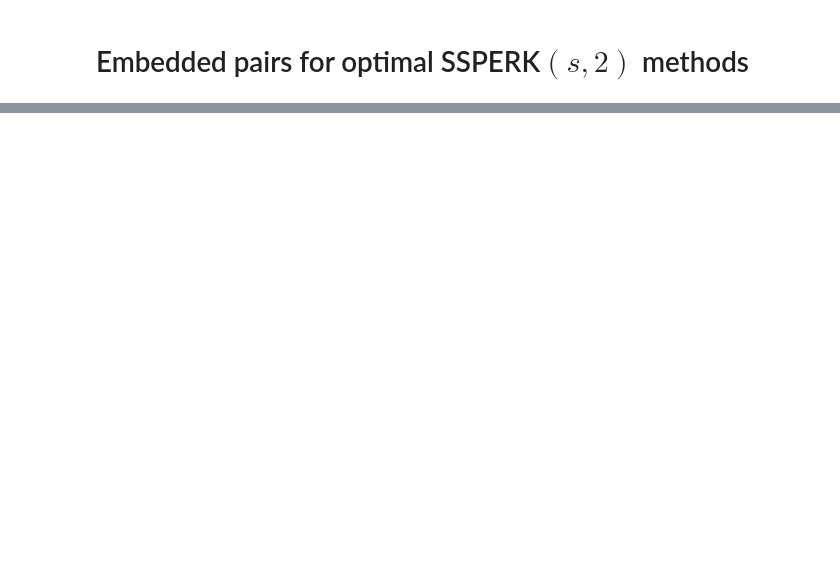
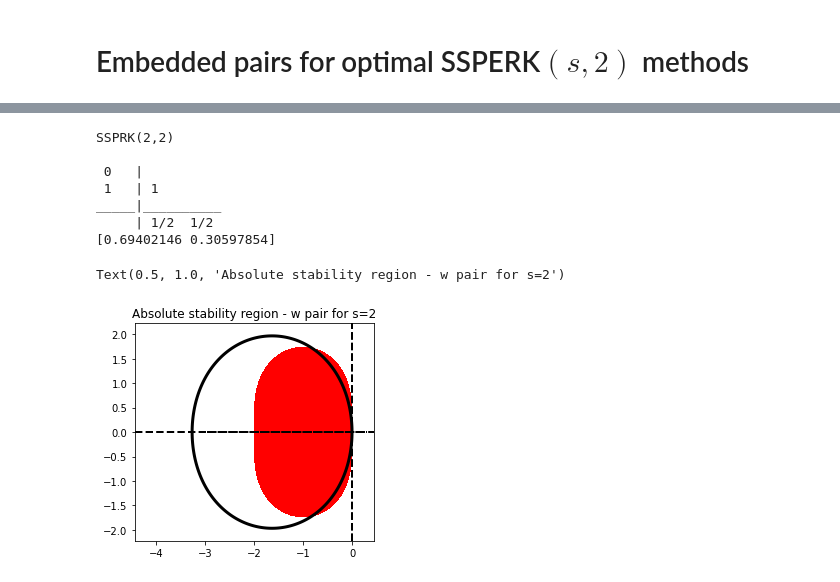
Before and after one commit to feipaat/Embedded-pairs-for-optimal-SSPERK, a Jupyter notebook: jupyter_notebooks/EmbdSSPERK(s,2).ipynb, the cells around one changed output, grey strips where cells are left out. Cells and saved outputs as stored; diff of their text form; code cells hidden in the pictures; blank space fills up the shorter version.

```diff
--- a/jupyter_notebooks/EmbdSSPERK(s,2).ipynb
+++ b/jupyter_notebooks/EmbdSSPERK(s,2).ipynb
@@ -117,0 +97,25 @@ b_2 error metric values
+# %%
+## SSPERK(2,2) methods
+rk2 = rk.SSPRK2(2)
+print(rk2)
+
+## Embedded pair - w
+w_2 = np.array([0.694021459207626, 0.305978540792374])
+print(w_2)
+
+## Stability region and save to a file
+rk_w_2_pair = rk.ExplicitRungeKuttaPair(rk2.A,rk2.b,w_2)
+fig2=rk_w_2_pair.plot_stability_region(N=1000);
+fig2.axes[0].set_title('Absolute stability region - w pair for s=2')
+#fig2.axes[0].set_title('')
+#plt.savefig('SSPERK22w.eps', format='eps', dpi=10000)
+# %% [output]
+SSPRK(2,2)
+
+ 0   |
+ 1   | 1
+_____|__________
+     | 1/2  1/2
+[0.69402146 0.30597854]
+Text(0.5, 1.0, 'Absolute stability region - w pair for s=2')
+[figure, added]
```
Also changed, not shown: parts of 12 cells of this notebook, 3 other files.
